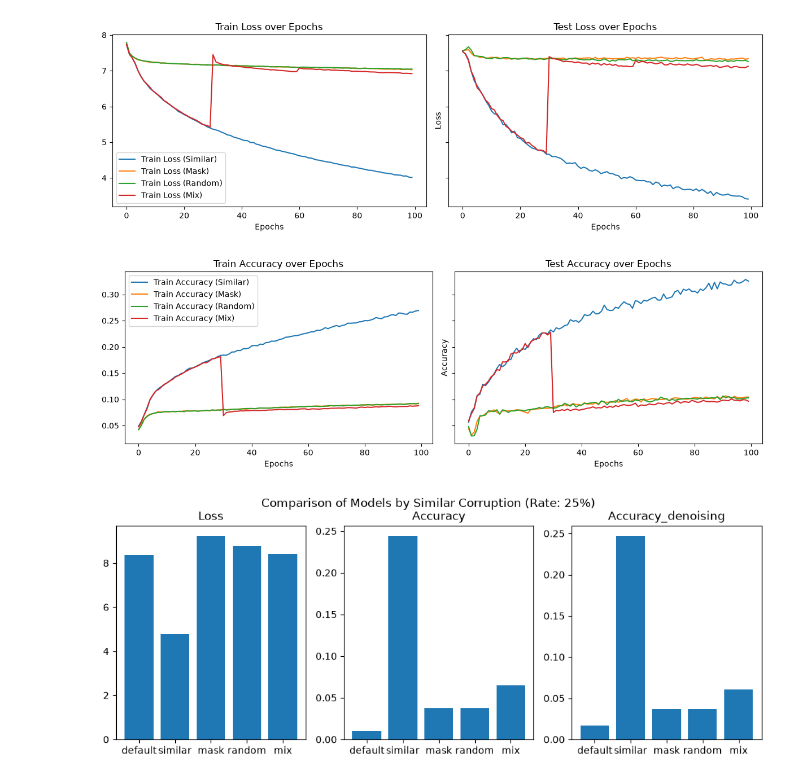
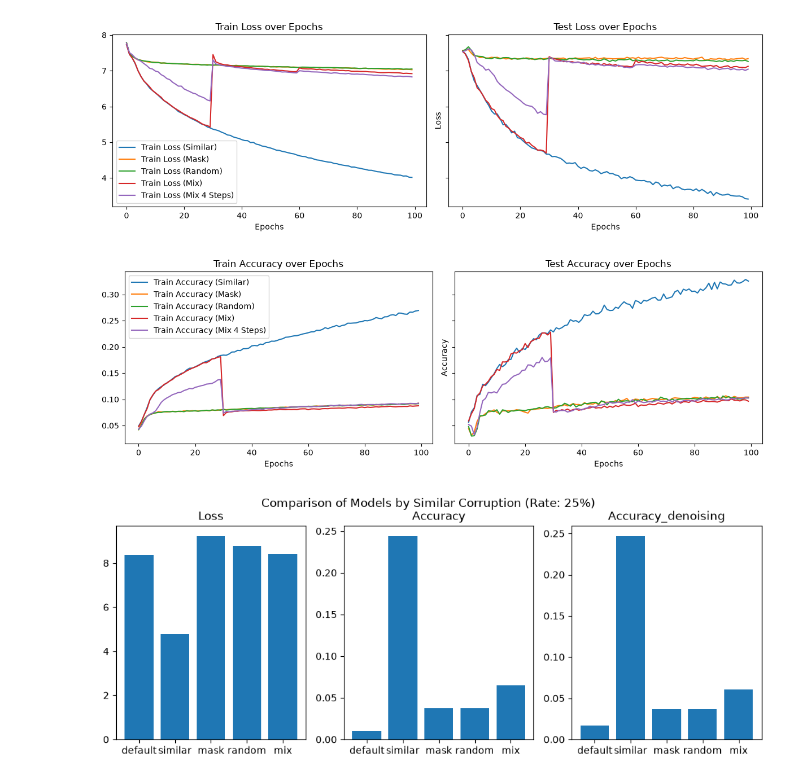
Before and after one commit to AndreRab/Multi-Phase-Corruption-Curriculum-for-Diffusion-Language-Models-training, a Jupyter notebook: results/results.ipynb, the cells around one changed output. Cells and saved outputs as stored; diff of their text form; code cells hidden in the pictures.

```diff
--- a/results/results.ipynb
+++ b/results/results.ipynb
@@ -12,6 +12,9 @@ with open('train/random_100.json', 'r') as file:
 
 with open('train/mix_30_30_40.json', 'r') as file:
     mix = json.loads(file.read())
+
+with open('train/mix_30_30_40_4_steps.json', 'r') as file:
+    mix_4_steps = json.loads(file.read())
 # %%
 EPOCH_NUMBER = 100
 SAMPLES_PER_EPOCH_TRAIN = len(similar['train_loss']) // EPOCH_NUMBER
@@ -40,32 +43,35 @@ mean_similar = get_mean_by_epoch(similar)
 mean_mask = get_mean_by_epoch(mask)
 mean_random = get_mean_by_epoch(random)
 mean_mix = get_mean_by_epoch(mix)
+mean_mix_4_steps = get_mean_by_epoch(mix_4_steps)
 # %%
 import matplotlib.pyplot as plt
 
 fig, axes = plt.subplots(1, 2, figsize=(12, 4), sharey=True)
 
 axes[0].plot(mean_similar['train_loss'], label='Train Loss (Similar)')
 axes[0].plot(mean_mask['train_loss'], label='Train Loss (Mask)')
 axes[0].plot(mean_random['train_loss'], label='Train Loss (Random)')
 axes[0].plot(mean_mix['train_loss'], label='Train Loss (Mix)')
+axes[0].plot(mean_mix_4_steps['train_loss'], label='Train Loss (Mix 4 Steps)')
 axes[0].set_title('Train Loss over Epochs')
 axes[0].set_xlabel('Epochs')
 axes[0].legend()
 
 axes[1].plot(mean_similar['test_loss'], label='Test Loss (Similar)')
 axes[1].plot(mean_mask['test_loss'], label='Test Loss (Mask)')
 axes[1].plot(mean_random['test_loss'], label='Test Loss (Random)')
 axes[1].plot(mean_mix['test_loss'], label='Test Loss (Mix)')
+axes[1].plot(mean_mix_4_steps['test_loss'], label='Test Loss (Mix 4 Steps)')
 axes[1].set_title('Test Loss over Epochs')
 axes[1].set_xlabel('Epochs')
 axes[1].set_ylabel('Loss')
 axes[0].legend()
 
 plt.tight_layout()
 plt.show()
 # %% [output]
-[figure, old version]
+[figure, new version]
 # %%
 import matplotlib.pyplot as plt
 
@@ -75,6 +81,7 @@ axes[0].plot(mean_similar['train_acc'], label='Train Accuracy (Similar)')
 axes[0].plot(mean_mask['train_acc'], label='Train Accuracy (Mask)')
 axes[0].plot(mean_random['train_acc'], label='Train Accuracy (Random)')
 axes[0].plot(mean_mix['train_acc'], label='Train Accuracy (Mix)')
+axes[0].plot(mean_mix_4_steps['train_acc'], label='Train Accuracy (Mix 4 Steps)')
 axes[0].set_title('Train Accuracy over Epochs')
 axes[0].set_xlabel('Epochs')
 axes[0].legend()
@@ -83,6 +90,7 @@ axes[1].plot(mean_similar['test_acc'], label='Test Accuracy (Similar)')
 axes[1].plot(mean_mask['test_acc'], label='Test Accuracy (Mask)')
 axes[1].plot(mean_random['test_acc'], label='Test Accuracy (Random)')
 axes[1].plot(mean_mix['test_acc'], label='Test Accuracy (Mix)')
+axes[1].plot(mean_mix_4_steps['test_acc'], label='Test Accuracy (Mix 4 Steps)')
 axes[1].set_title('Test Accuracy over Epochs')
 axes[1].set_xlabel('Epochs')
 axes[1].set_ylabel('Accuracy')
@@ -91,7 +99,7 @@ axes[0].legend()
 plt.tight_layout()
 plt.show()
 # %% [output]
-[figure, old version]
+[figure, new version]
 # %%
 import pandas as pd
 
```
Also changed, not shown: 26 other files.
